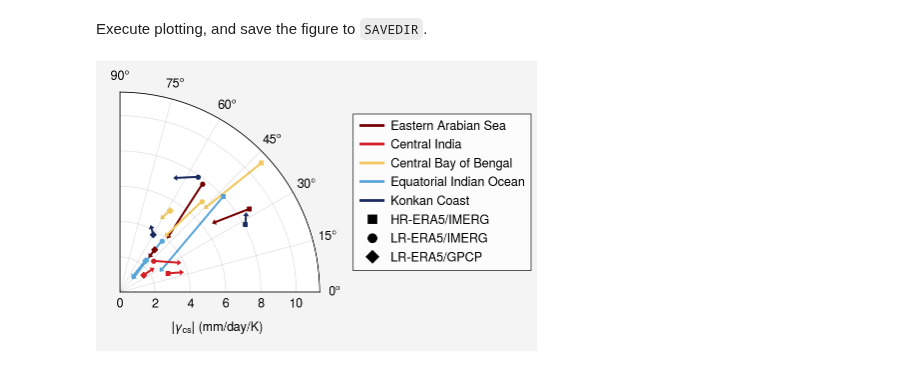
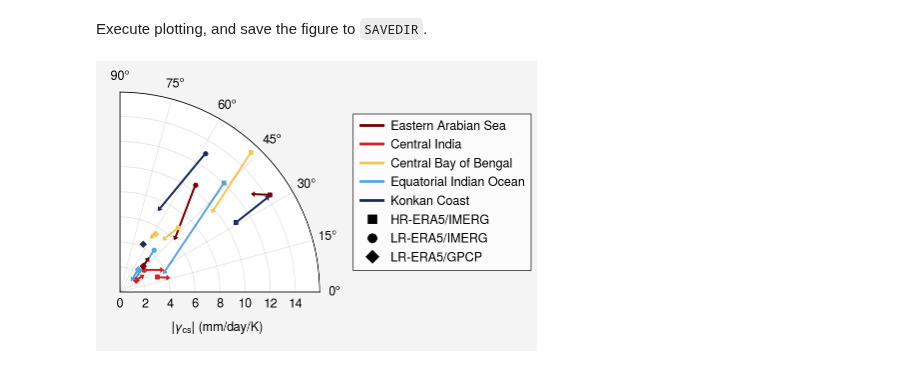
Before and after one commit to savannahferretti/monsoon-pod, a Jupyter notebook: notebooks/11_plot_relative_pr_sensitivity.ipynb, the cells around one changed output. Drawn from its saved outputs; the diff is of its cells as text; code cells hidden in the pictures.

```diff
--- a/notebooks/11_plot_relative_pr_sensitivity.ipynb
+++ b/notebooks/11_plot_relative_pr_sensitivity.ipynb
@@ -127,9 +129,8 @@ def get_sensitivity_metrics(binmeanpr,jointpdf,prsurfaces=False,ratios=False,pol
     subsatsensitivity = abs(pra-prc)/abs(subsata-subsatc)
     if ratios==True:
         return capesensitivity,subsatsensitivity
-    gamma    = capesensitivity/subsatsensitivity
     gammamag = np.sqrt(capesensitivity**2+subsatsensitivity**2)
-    theta    = np.arctan(gamma)
+    theta    = np.arctan(capesensitivity/subsatsensitivity)
     if polar:
         return gammamag,theta
 # %% [markdown]
@@ -149,9 +150,9 @@ def create_si_plot(statsdict,monthpairs=MONTHPAIRS,samplethresh=SAMPLETHRESH,col
             startstats = stats.sel(region=region,month=monthpair[0])
             endstats   = stats.sel(region=region,month=monthpair[1])
             startbinmeanpr  = get_bin_mean_pr(startstats,'2D',samplethresh)
-            startjointpdf   = get_pdf(startstats,'2D')
+            startjointpdf   = get_pdf(startstats,'2D',precipitating=True)
             endbinmeanpr    = get_bin_mean_pr(endstats,'2D',samplethresh)
-            endjointpdf     = get_pdf(endstats,'2D')
+            endjointpdf     = get_pdf(endstats,'2D',precipitating=True)
             startgammamag,starttheta = get_sensitivity_metrics(startbinmeanpr,startjointpdf,polar=True)
             endgammamag,endtheta     = get_sensitivity_metrics(endbinmeanpr,endjointpdf,polar=True)
             gammadiff = endgammamag-startgammamag
@@ -172,11 +173,11 @@ def create_si_plot(statsdict,monthpairs=MONTHPAIRS,samplethresh=SAMPLETHRESH,col
 ## Plot and Save Figure
 # %% [markdown]
 Execute plotting, and save the figure to `SAVEDIR`.
-# %%
-statsdict = [
-    (hrimergstats,'HR-ERA5/IMERG','s'),
-    (lrimergstats,'LR-ERA5/IMERG','o'),
-    (lrgpcpstats,'LR-ERA5/GPCP','D')]
-create_si_plot(statsdict,filename='fig_S4.png')
-# %% [output]
-[figure, removed]
+# %%
+statsdict = [
+    (hrimergstats,'HR-ERA5/IMERG','s'),
+    (lrimergstats,'LR-ERA5/IMERG','o'),
+    (lrgpcpstats,'LR-ERA5/GPCP','D')]
+create_si_plot(statsdict,filename='fig_S4.jpg')
+# %% [output]
+[figure, added]
```
Also changed, not shown: parts of 2 cells of this notebook, 21 other files.
